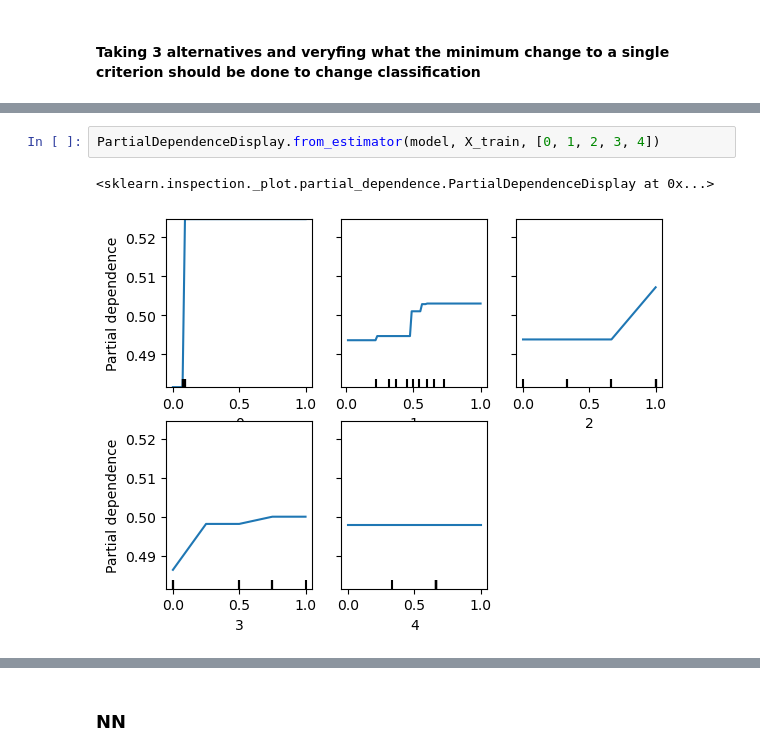
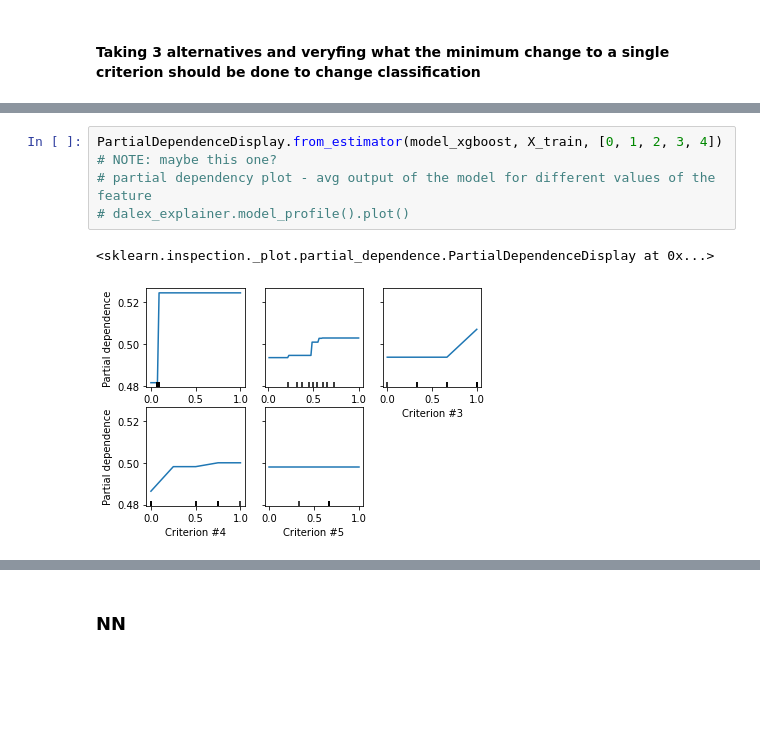
Before and after one commit to azywot/da-project3, a Jupyter notebook: Project3.ipynb, the cells around one changed output, grey strips where cells are left out. Cells and saved outputs as stored; diff of their text form; blank space fills up the shorter version.

```diff
--- a/Project3.ipynb
+++ b/Project3.ipynb
@@ -170,9 +227,12 @@ shap.force_plot(explainer.expected_value, shap_values[0,:], samples_3.iloc[2])
 # %% [output]
 [interactive output not drawn]
 <shap.plots._force.AdditiveForceVisualizer at 0x...>
-# %%
-PartialDependenceDisplay.from_estimator(model, X_train, [0, 1, 2, 3, 4])
-# %% [output]
-<sklearn.inspection._plot.partial_dependence.PartialDependenceDisplay at 0x...>
-[figure, removed]
+# %%
+PartialDependenceDisplay.from_estimator(model_xgboost, X_train, [0, 1, 2, 3, 4])
+# NOTE: maybe this one?
+# partial dependency plot - avg output of the model for different values of the feature
+# dalex_explainer.model_profile().plot()
+# %% [output]
+<sklearn.inspection._plot.partial_dependence.PartialDependenceDisplay at 0x...>
+[figure, added]
 # %%
```
Also changed, not shown: parts of 46 cells of this notebook, 2 other files.
